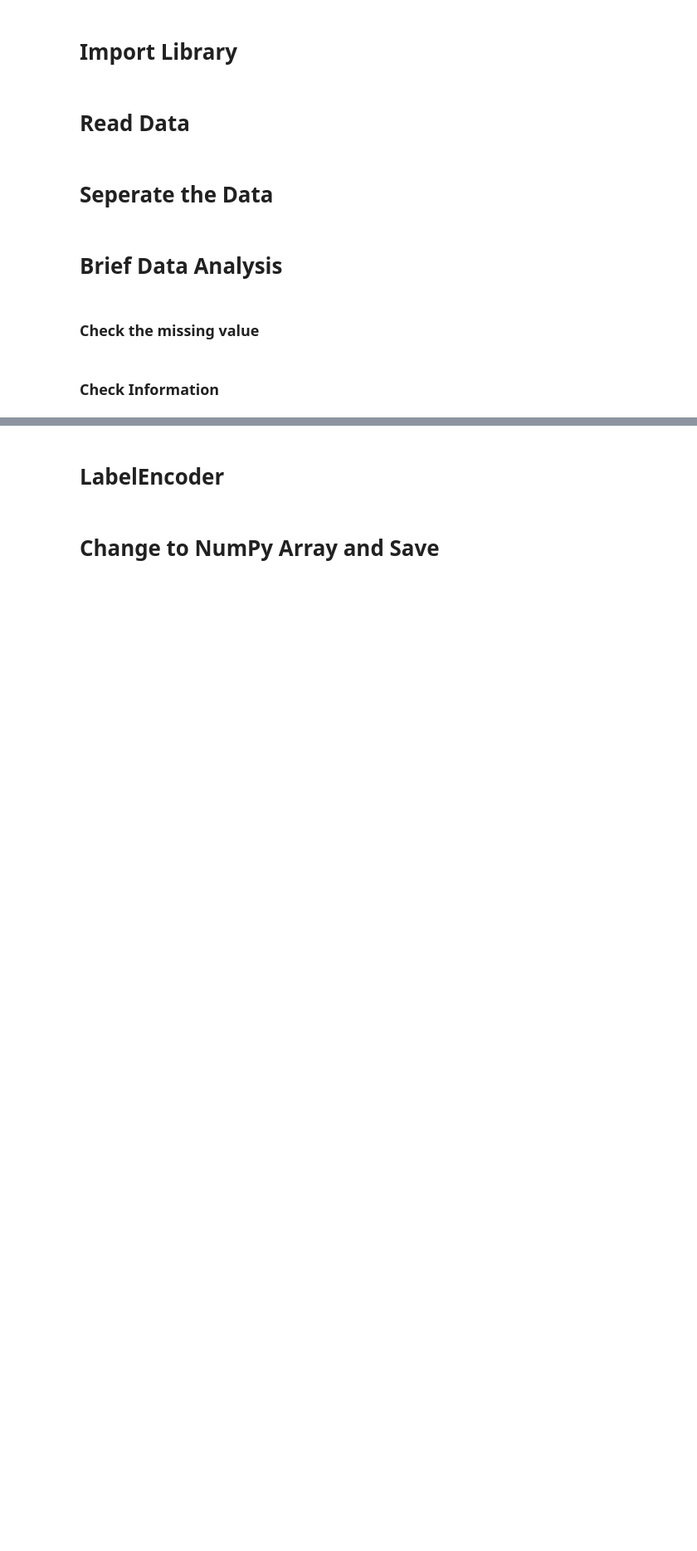
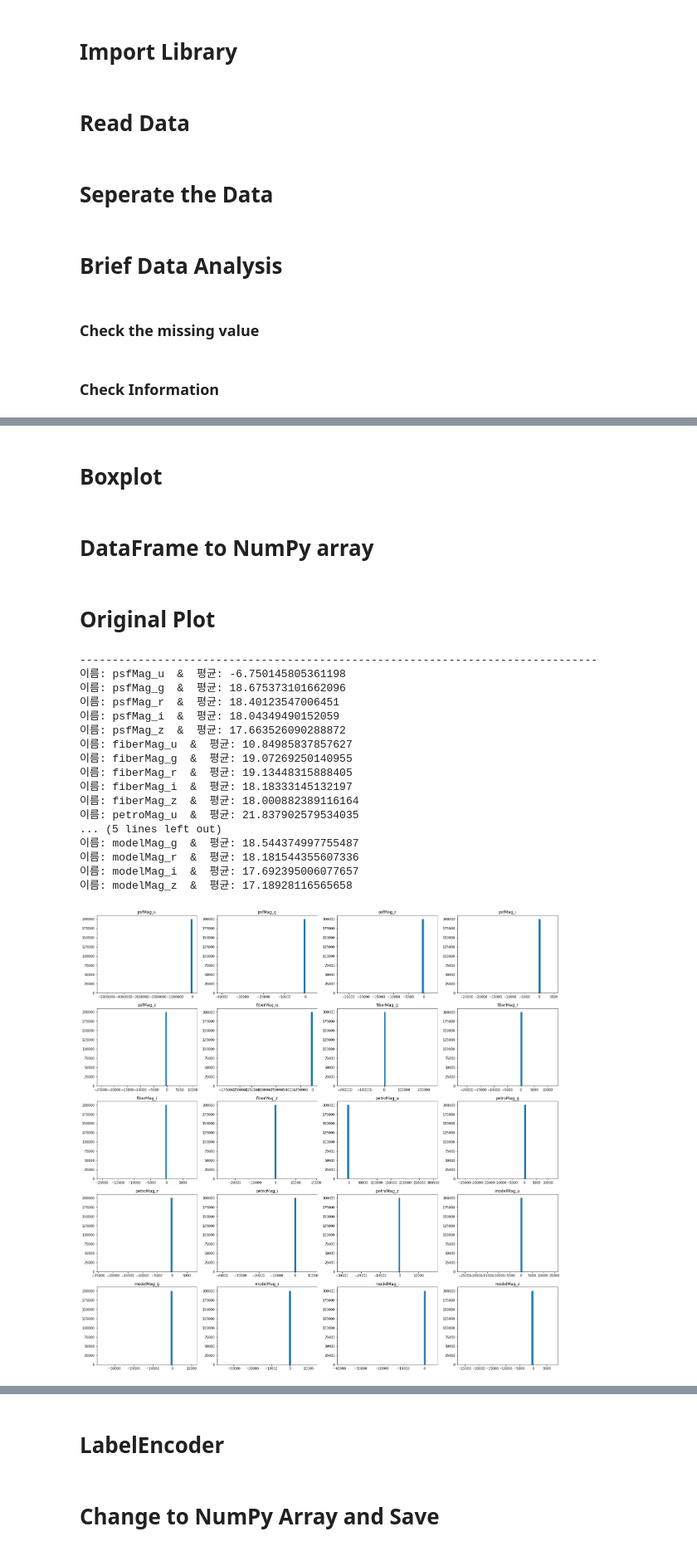
Before and after one commit to jglee087/AI-ImageCourse, a Jupyter notebook: DaconContest02/0. DataRead.ipynb, the cells around one changed output, grey strips where cells are left out. Shown at 83% size. Drawn from its saved outputs; the diff is of its cells as text; code cells hidden in the pictures; blank space fills up the shorter version.

```diff
--- a/DaconContest02/0. DataRead.ipynb
+++ b/DaconContest02/0. DataRead.ipynb
@@ -41,0 +51,62 @@ print(yy.describe(),'\n\n')
+# %% [markdown]
+# Boxplot
+# %%
+plt.figure(figsize=(15,55))
+
+for i in range(0,20):
+
+    try:
+        plt.subplot(7,3,i+1)
+        x.boxplot(column=[col_name[i]], notch=False, sym='+', vert=True, whis=3.)
+    except:
+        pass
+
+plt.show()
+# %% [markdown]
+# DataFrame to NumPy array
+# %%
+x_tmp = np.array(x)
+y_tmp = np.array(yy)
+# %% [markdown]
+# Original Plot
+# %%
+from sklearn.preprocessing import StandardScaler
+
+plt.figure(figsize=(25,25))
+
+scaler1 = StandardScaler()
+
+print('-'*80)
+
+for i in range(0,20):
+
+    xa_col=(x_tmp[:,i])
+    xa_col=xa_col.reshape(-1,1)
+    xa=xa_col
+
+    plt.subplot(5,4,i+1)
+    plt.hist(xa,bins=50)
+    plt.gca().set_title(col_name[i])
+
+    print('이름: {}  &  평균: {}'.format(col_name[i],xa.mean()))
+
+plt.show()
+# %% [output]
+--------------------------------------------------------------------------------
+이름: psfMag_u  &  평균: -6.750145805361198
+이름: psfMag_g  &  평균: 18.675373101662096
+이름: psfMag_r  &  평균: 18.40123547006451
+이름: psfMag_i  &  평균: 18.04349490152059
+이름: psfMag_z  &  평균: 17.663526090288872
+이름: fiberMag_u  &  평균: 10.84985837857627
+이름: fiberMag_g  &  평균: 19.07269250140955
+이름: fiberMag_r  &  평균: 19.13448315888405
+이름: fiberMag_i  &  평균: 18.18333145132197
+이름: fiberMag_z  &  평균: 18.000882389116164
+이름: petroMag_u  &  평균: 21.837902579534035
+... (5 lines left out)
+이름: modelMag_g  &  평균: 18.544374997755487
+이름: modelMag_r  &  평균: 18.181544355607336
+이름: modelMag_i  &  평균: 17.692395006077657
+이름: modelMag_z  &  평균: 17.18928116565658
+[figure, added]
```
Also changed, not shown: parts of 9 cells of this notebook, 1 other file.
